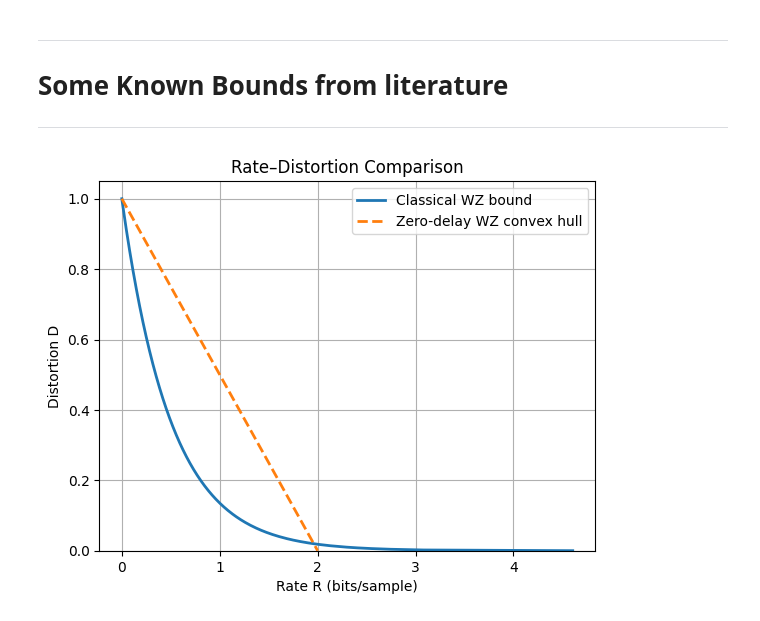
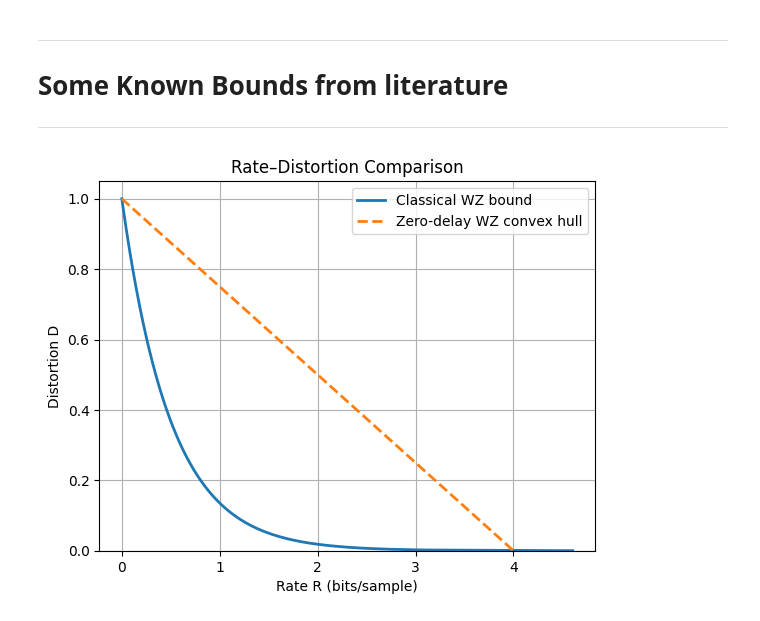
Before and after one commit to janchri/confusion, a Jupyter notebook: mhh.ipynb, the cells around one changed output. Drawn from its saved outputs; the diff is of its cells as text; code cells hidden in the pictures.

```diff
--- a/mhh.ipynb
+++ b/mhh.ipynb
@@ -153,38 +153,40 @@ The important aspect with Wyner-Ziv is that there is no rate loss in not knowing
 
 ---
 # %%
+from scipy.spatial import ConvexHull
+
 # --------------------------------
 # Classical Gaussian WZ bound
 # R(D) = 0.5 log(sigma_z^2 / D)
 # --------------------------------
 D_classical = np.linspace(1e-4, sigma_z2, 500)
 R_classical = 0.5 * np.log(sigma_z2 / D_classical)
 
 # Zero-delay WZ convex hull
 # For zero-delay scalar encoders:
 # achievable region = convex hull of scalar points
-R_full = 2.0  # arbitrary high-rate endpoint
+R_full = 4.0  # arbitrary high-rate endpoint
 lambda_vals = np.linspace(0, 1, 200)
 
 R_zero_delay = lambda_vals * R_full
 D_zero_delay = (1 - lambda_vals) * sigma_z2
 
 plt.plot(R_classical, D_classical,
          label="Classical WZ bound",
          linewidth=2)
 
 plt.plot(R_zero_delay, D_zero_delay,
          linestyle="--",
          linewidth=2,
          label="Zero-delay WZ convex hull")
 
 plt.xlabel("Rate R (bits/sample)")
 plt.ylabel("Distortion D")
 plt.title("Rate–Distortion Comparison")
 plt.legend()
 plt.grid(True)
 plt.ylim(0, sigma_z2 * 1.05)
 
 plt.show()
 # %% [output]
-[figure, old version]
+[figure, new version]
```
Also changed, not shown: parts of 2 cells of this notebook.
